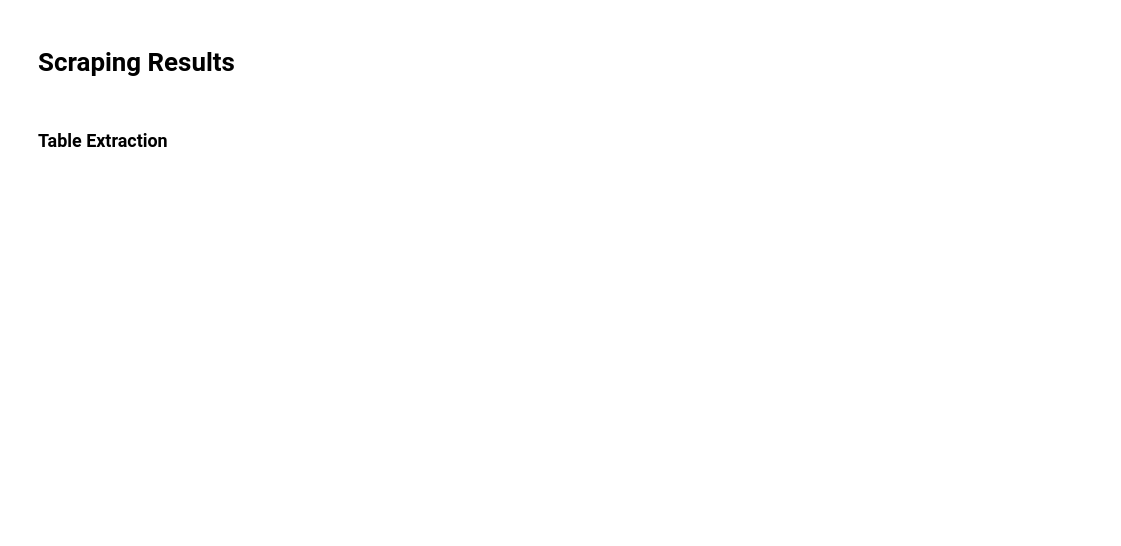
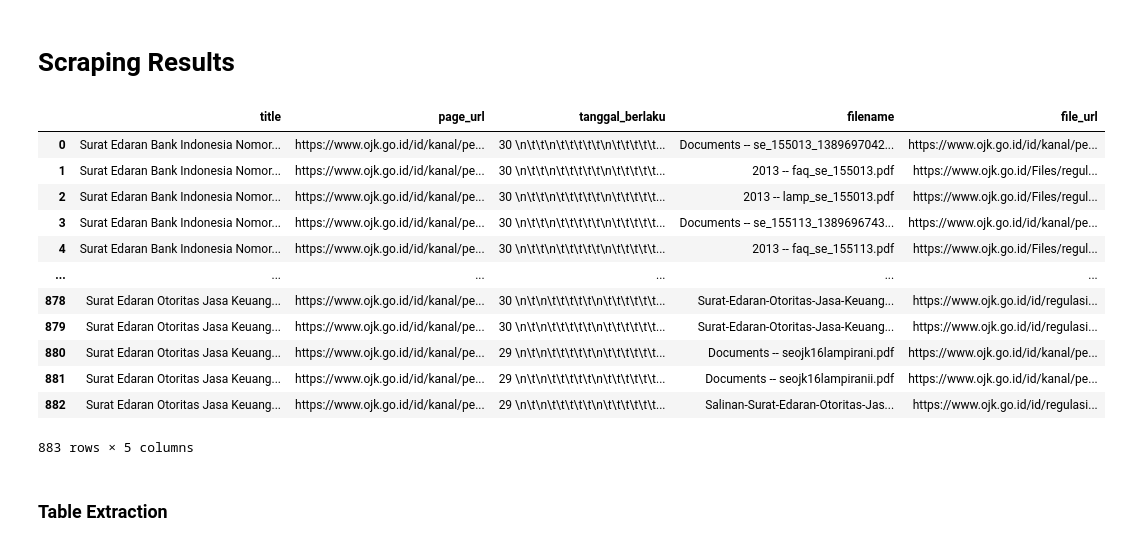
Before and after one commit to ihsaan31/ComplianceGPT_EC2, a Jupyter notebook: ojk/notebook.ipynb, the cells around one changed output. Cells and saved outputs as stored; diff of their text form; code cells hidden in the pictures; blank space fills up the shorter version.

```diff
--- a/ojk/notebook.ipynb
+++ b/ojk/notebook.ipynb
@@ -2,6 +2,23 @@
 # **Scraping Results**
 # %%
 import pandas as pd
+# %%
+df_new = pd.read_csv('./log/ojk_document_scraping_result_new.csv')
+df_new
+# %% [output]
+|  | title | page_url | tanggal_berlaku | filename | file_url |
+| 0 | Surat Edaran Bank Indonesia Nomor... | https://www.ojk.go.id/id/kanal/pe... | 30 \n\t\t\n\t\t\t\t\t\n\t\t\t\t\t... | Documents -- se_155013_1389697042... | https://www.ojk.go.id/id/kanal/pe... |
+| 1 | Surat Edaran Bank Indonesia Nomor... | https://www.ojk.go.id/id/kanal/pe... | 30 \n\t\t\n\t\t\t\t\t\n\t\t\t\t\t... | 2013 -- faq_se_155013.pdf | https://www.ojk.go.id/Files/regul... |
+| 2 | Surat Edaran Bank Indonesia Nomor... | https://www.ojk.go.id/id/kanal/pe... | 30 \n\t\t\n\t\t\t\t\t\n\t\t\t\t\t... | 2013 -- lamp_se_155013.pdf | https://www.ojk.go.id/Files/regul... |
+| 3 | Surat Edaran Bank Indonesia Nomor... | https://www.ojk.go.id/id/kanal/pe... | 30 \n\t\t\n\t\t\t\t\t\n\t\t\t\t\t... | Documents -- se_155113_1389696743... | https://www.ojk.go.id/id/kanal/pe... |
+| 4 | Surat Edaran Bank Indonesia Nomor... | https://www.ojk.go.id/id/kanal/pe... | 30 \n\t\t\n\t\t\t\t\t\n\t\t\t\t\t... | 2013 -- faq_se_155113.pdf | https://www.ojk.go.id/Files/regul... |
+| ... | ... | ... | ... | ... | ... |
+| 878 | Surat Edaran Otoritas Jasa Keuang... | https://www.ojk.go.id/id/kanal/pe... | 30 \n\t\n\t\t\t\t\t\n\t\t\t\t\t\t... | Surat-Edaran-Otoritas-Jasa-Keuang... | https://www.ojk.go.id/id/regulasi... |
+| 879 | Surat Edaran Otoritas Jasa Keuang... | https://www.ojk.go.id/id/kanal/pe... | 30 \n\t\n\t\t\t\t\t\n\t\t\t\t\t\t... | Surat-Edaran-Otoritas-Jasa-Keuang... | https://www.ojk.go.id/id/regulasi... |
+| 880 | Surat Edaran Otoritas Jasa Keuang... | https://www.ojk.go.id/id/kanal/pe... | 29 \n\t\n\t\t\t\t\t\n\t\t\t\t\t\t... | Documents -- seojk16lampirani.pdf | https://www.ojk.go.id/id/kanal/pe... |
+| 881 | Surat Edaran Otoritas Jasa Keuang... | https://www.ojk.go.id/id/kanal/pe... | 29 \n\t\n\t\t\t\t\t\n\t\t\t\t\t\t... | Documents -- seojk16lampiranii.pdf | https://www.ojk.go.id/id/kanal/pe... |
+| 882 | Surat Edaran Otoritas Jasa Keuang... | https://www.ojk.go.id/id/kanal/pe... | 29 \n\t\n\t\t\t\t\t\n\t\t\t\t\t\t... | Salinan-Surat-Edaran-Otoritas-Jas... | https://www.ojk.go.id/id/regulasi... |
+883 rows × 5 columns
 # %% [markdown]
 ### **Table Extraction**
 # %%
```
Also changed, not shown: 15 other files.
